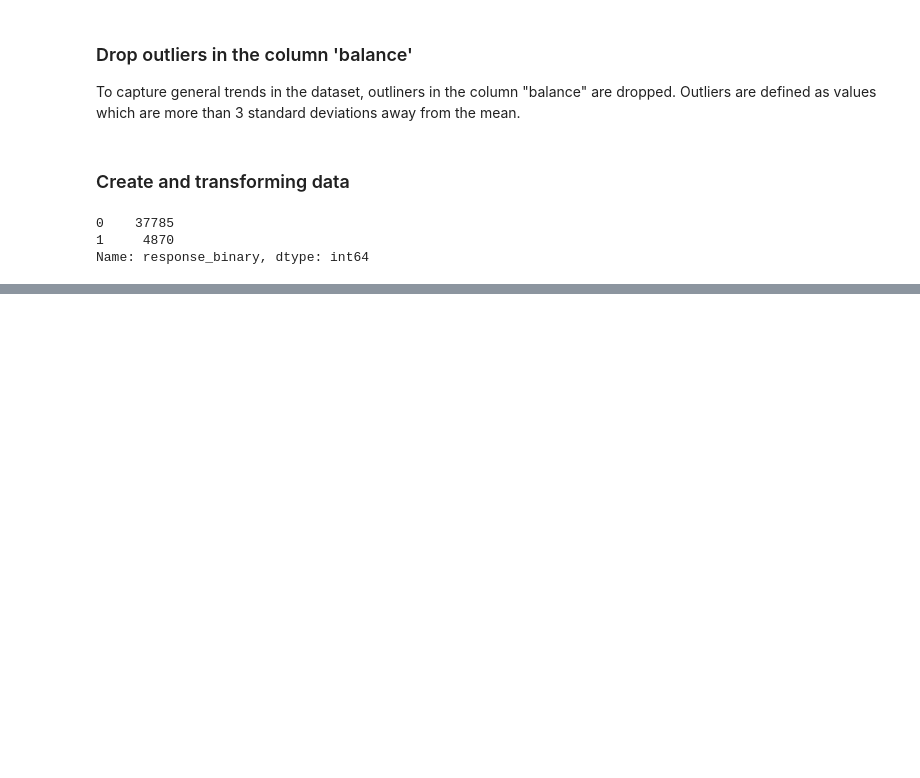
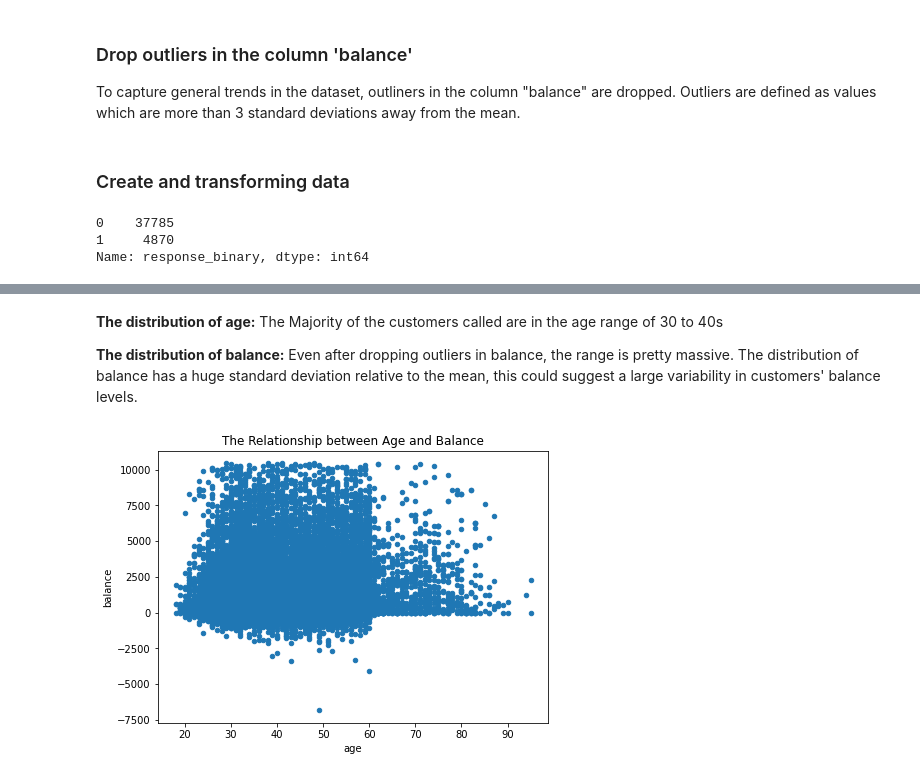
Before and after one commit to rcortezk9/bank_telemarketing, a Jupyter notebook: telemarketing_project.ipynb, the cells around one changed output, grey strips where cells are left out. Cells and saved outputs as stored; diff of their text form; code cells hidden in the pictures; blank space fills up the shorter version.

```diff
--- a/telemarketing_project.ipynb
+++ b/telemarketing_project.ipynb
@@ -94,0 +155,14 @@ Name: response_binary, dtype: int64
+# %% [markdown]
+<p><b>The distribution of age:</b> The Majority of the customers called are in the age range of 30 to 40s</p>
+
+<p><b>The distribution of balance:</b> Even after dropping outliers in balance, the range is pretty massive.
+The distribution of balance has a huge standard deviation relative to the mean, this could suggest
+a large variability in customers' balance levels.</p>
+# %%
+#Visualize the relationship between 'age' and 'balance'
+scatter_age_balance = dataset7.plot.scatter('age', 'balance', figsize=(7,5))
+
+plt.title('The Relationship between Age and Balance')
+plt.show()
+# %% [output]
+[figure, added]
```
Also changed, not shown: parts of 11 cells of this notebook.
